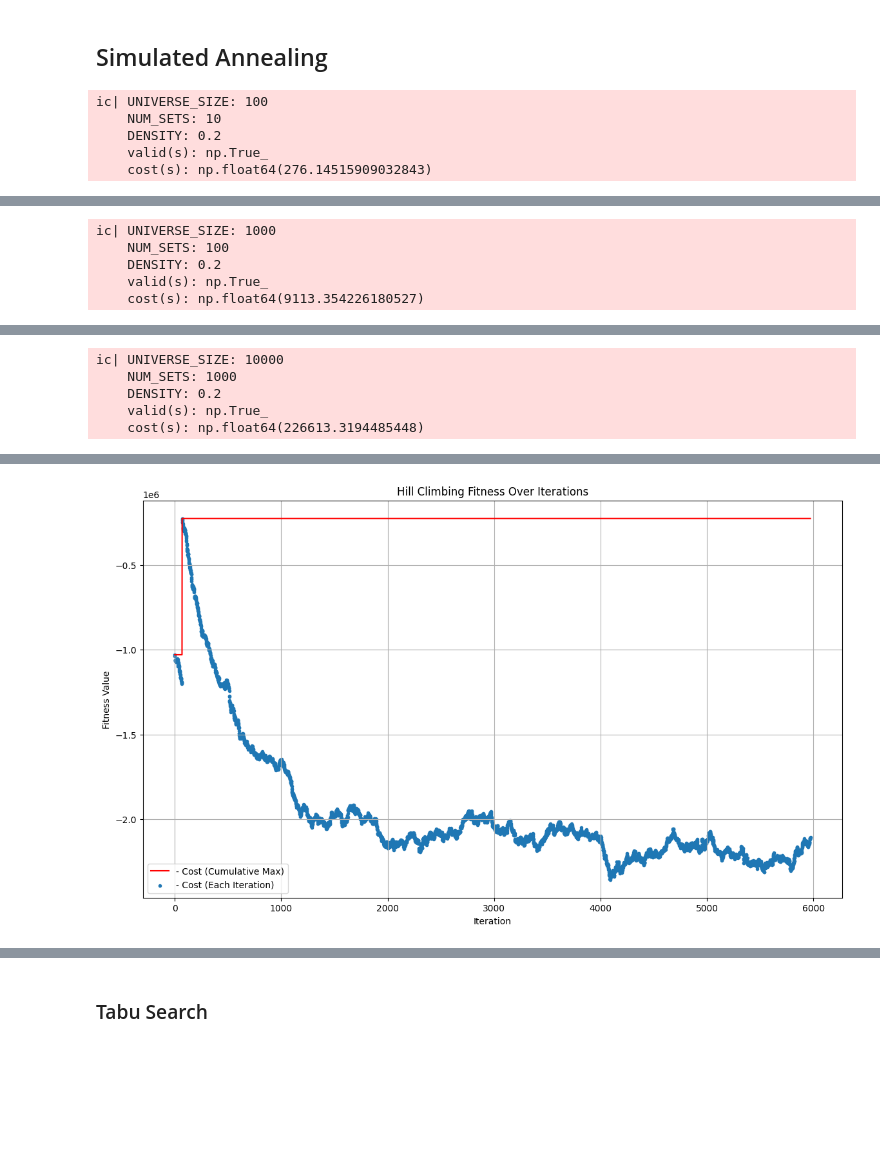
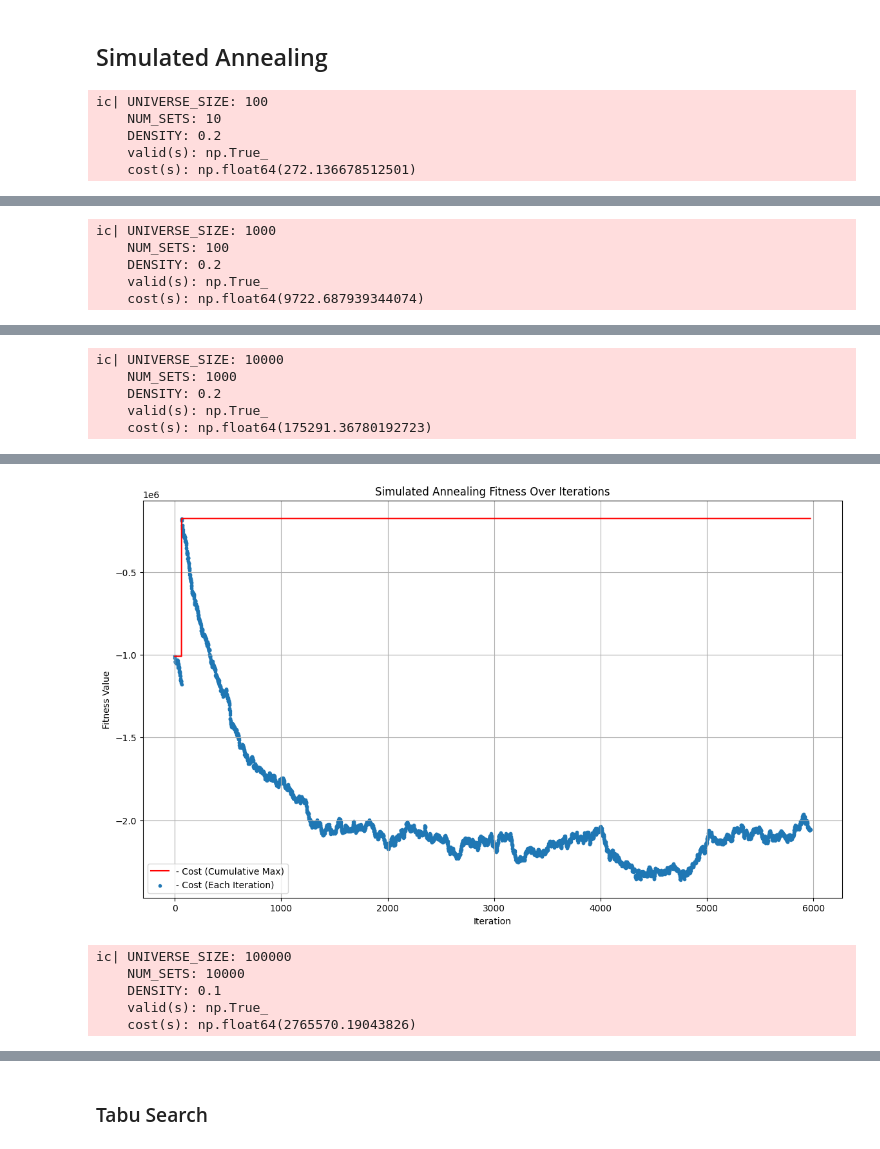
Before and after one commit to LeoneFabio/CI2024_lab1, a Jupyter notebook: set-cover.ipynb, the cells around one changed output, grey strips where cells are left out. Drawn from its saved outputs; the diff is of its cells as text; code cells hidden in the pictures; blank space fills up the shorter version.

```diff
--- a/set-cover.ipynb
+++ b/set-cover.ipynb
@@ -167,20 +202,19 @@ def fitness_2(solution):
 def starting_point_1():
     return rng.random(NUM_SETS) < 1
 
-# Starting point: chance of 20% for each set to be taken
+# Starting point: chance of 0.1% for each set to be taken
 def starting_point_2():
-    return rng.random(NUM_SETS) < 0.01
+    return rng.random(NUM_SETS) < 0.001
 
 # Define a fixed number of steps as a stopping criterion
-def stopping_criterion():
-    NUM_STEPS = 150
+def stopping_criterion(NUM_STEPS):
     return range(NUM_STEPS)
 
 # A hill-climbing algorithm
 def hill_climbing(tweak, fitness, starting_point):
     solution = starting_point()
     history = [fitness(solution)]
-    for _ in stopping_criterion():
+    for _ in stopping_criterion(NUM_STEPS=150):
         new_solution = tweak(solution)
         history.append(fitness(new_solution))
         if fitness(new_solution) > fitness(solution):
@@ -381,7 +477,7 @@ ic| UNIVERSE_SIZE: 10000
 # %%
 NUM_RESTARTS = 3
 STEEPEST_STEP_CANDIDATES = 5
-TRUE_MAX_STEPS = max(stopping_criterion()) // STEEPEST_STEP_CANDIDATES
+TRUE_MAX_STEPS = max(stopping_criterion(NUM_STEPS=150)) // STEEPEST_STEP_CANDIDATES
 
 def steepest_step(solution, history, tweak=tweak_2, fitness=fitness_1):
     # Finds the best tweak among a set of candidates
@@ -525,7 +644,7 @@ def simulated_annealing(tweak, starting_point, fitness, penalty_weight=1e6):
         euclidean_distance_fitness = np.sqrt((new_fitness[0] - current_fitness[0])**2 + (new_fitness[1] - current_fitness[1])**2)
 
         # If the new solution is better or accepted probabilistically
-        if euclidean_distance_fitness > 0 or rng.random() < math.exp(-euclidean_distance_fitness / temperature):
+        if euclidean_distance_fitness > 0 or rng.random() < math.exp(euclidean_distance_fitness / temperature):
             S = R  # Update the current solution
             current_value, current_cost = new_fitness[0], new_fitness[1]  # Update value and cost
             history.append((current_value, current_cost))  # Store in history
@@ -539,25 +658,30 @@ def simulated_annealing(tweak, starting_point, fitness, penalty_weight=1e6):
 
     return best_solution, history  # Return the best solution found and the fitness history
 # %%
-for index in range(num_instances):
-    initialize_set_cover_problem(universe_size_instances[index], num_sets_instances[index], density_instances[index])
+with open(file_path, 'a') as file:
+    file.write("\t\t\tSIMULATED ANNEALING\n")
+    for index in range(num_instances):
+        initialize_set_cover_problem(universe_size_instances[index], num_sets_instances[index], density_instances[index])
 
-    # Run the Simulated Annealing algorithm
-    s, history = simulated_annealing(tweak_3, starting_point_2, fitness_2)
-    ic(UNIVERSE_SIZE, NUM_SETS, DENSITY, valid(s), cost(s))
+        # Run the Simulated Annealing algorithm
+        s, history = simulated_annealing(tweak_3, starting_point_2, fitness_2)
+        stats = f"Instance {index + 1}:\n" \
+                f"UNIVERSE_SIZE = {UNIVERSE_SIZE}, NUM_SETS = {NUM_SETS}, DENSITY = {DENSITY}\n" \
+                f"Valid Solution: {valid(s)}, Cost: {cost(s)}\n\n"
+        ic(UNIVERSE_SIZE, NUM_SETS, DENSITY, valid(s), cost(s))
+        file.write(stats)
 
-    #first criterion: # of covered items, second criterion: -cost
-    fitness_values = [first_fitness_criterion for first_fitness_criterion, second_fitness_criterion in history]
-    fitness_plot(fitness_values, "# of Covered Items (Cumulative Max)", "# of Covered Items (Each Iteration)")
+        #first criterion: # of covered items, second criterion: -cost
+        fitness_values = [first_fitness_criterion for first_fitness_criterion, second_fitness_criterion in history]
+        fitness_plot(fitness_values, "# of Covered Items (Cumulative Max)", "# of Covered Items (Each Iteration)", "Simulated Annealing Fitness Over Iterations")
 
-    #first criterion: validity, second criterion: -cost
-    fitness_values = [second_fitness_criterion for first_fitness_criterion, second_fitness_criterion in history]
-    fitness_plot(fitness_values, "- Cost (Cumulative Max)", "- Cost (Each Iteration)")
-
-None
+        #first criterion: validity, second criterion: -cost
+        fitness_values = [second_fitness_criterion for first_fitness_criterion, second_fitness_criterion in history]
+        fitness_plot(fitness_values, "- Cost (Cumulative Max)", "- Cost (Each Iteration)", "Simulated Annealing Fitness Over Iterations")
+    file.write("\n\n")
 # %% [output]
 ic| UNIVERSE_SIZE: 100
     NUM_SETS: 10
     DENSITY: 0.2
     valid(s): np.True_
-    cost(s): np.float64(276.14515909032843)
+    cost(s): np.float64(272.136678512501)
@@ -567,4 +691,4 @@ ic| UNIVERSE_SIZE: 1000
     NUM_SETS: 100
     DENSITY: 0.2
     valid(s): np.True_
-    cost(s): np.float64(9113.354226180527)
+    cost(s): np.float64(9722.687939344074)
@@ -574,4 +698,4 @@ ic| UNIVERSE_SIZE: 10000
     NUM_SETS: 1000
     DENSITY: 0.2
     valid(s): np.True_
-    cost(s): np.float64(226613.3194485448)
+    cost(s): np.float64(175291.36780192723)
@@ -579 +703,6 @@ ic| UNIVERSE_SIZE: 10000
-[figure, old version]
+[figure, new version]
+ic| UNIVERSE_SIZE: 100000
+    NUM_SETS: 10000
+    DENSITY: 0.1
+    valid(s): np.True_
+    cost(s): np.float64(2765570.19043826)
```
Also changed, not shown: parts of 12 cells of this notebook, 2 other files.
